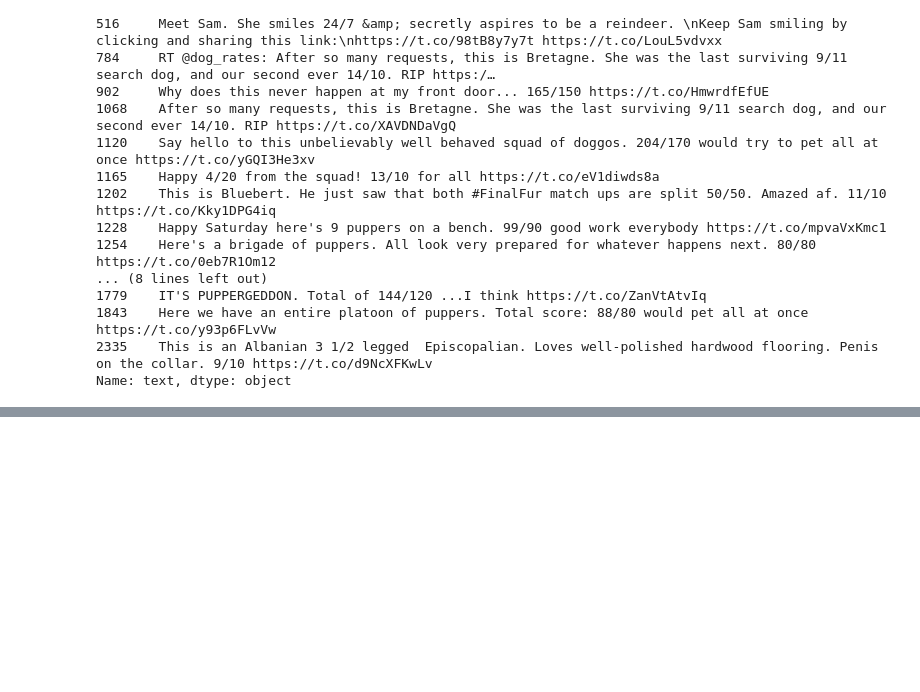
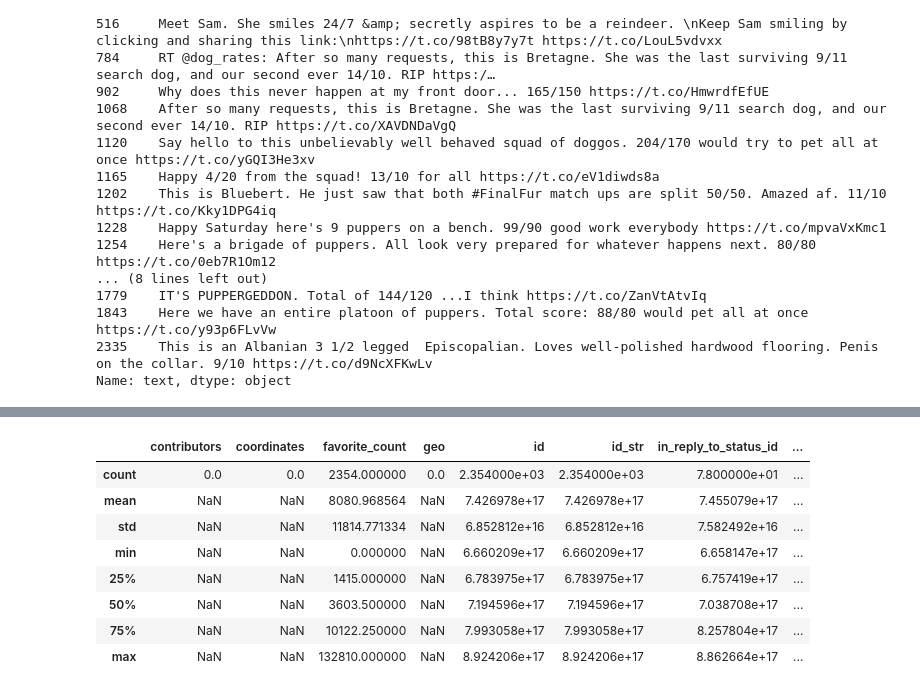
Before and after one commit to AOM98/Wrangle-And-Analyze-Data, a Jupyter notebook: wrangle_act.ipynb, the cells around one changed output, grey strips where cells are left out. Saved outputs shown, nothing was run; the diff lists cells and outputs as text; code cells hidden in the pictures; blank space fills up the shorter version.

```diff
--- a/wrangle_act.ipynb
+++ b/wrangle_act.ipynb
@@ -309,0 +424,12 @@ df_twitter_archive.query('rating_denominator != "10"').expanded_urls
+# %%
+df_tweets.describe()
+# %% [output]
+|  | contributors | coordinates | favorite_count | geo | id | id_str | in_reply_to_status_id | ... |
+| count | 0.0 | 0.0 | 2354.000000 | 0.0 | 2.354000e+03 | 2.354000e+03 | 7.800000e+01 | ... |
+| mean | NaN | NaN | 8080.968564 | NaN | 7.426978e+17 | 7.426978e+17 | 7.455079e+17 | ... |
+| std | NaN | NaN | 11814.771334 | NaN | 6.852812e+16 | 6.852812e+16 | 7.582492e+16 | ... |
+| min | NaN | NaN | 0.000000 | NaN | 6.660209e+17 | 6.660209e+17 | 6.658147e+17 | ... |
+| 25% | NaN | NaN | 1415.000000 | NaN | 6.783975e+17 | 6.783975e+17 | 6.757419e+17 | ... |
+| 50% | NaN | NaN | 3603.500000 | NaN | 7.194596e+17 | 7.194596e+17 | 7.038708e+17 | ... |
+| 75% | NaN | NaN | 10122.250000 | NaN | 7.993058e+17 | 7.993058e+17 | 8.257804e+17 | ... |
+| max | NaN | NaN | 132810.000000 | NaN | 8.924206e+17 | 8.924206e+17 | 8.862664e+17 | ... |
```
Also changed, not shown: parts of 56 cells of this notebook.
